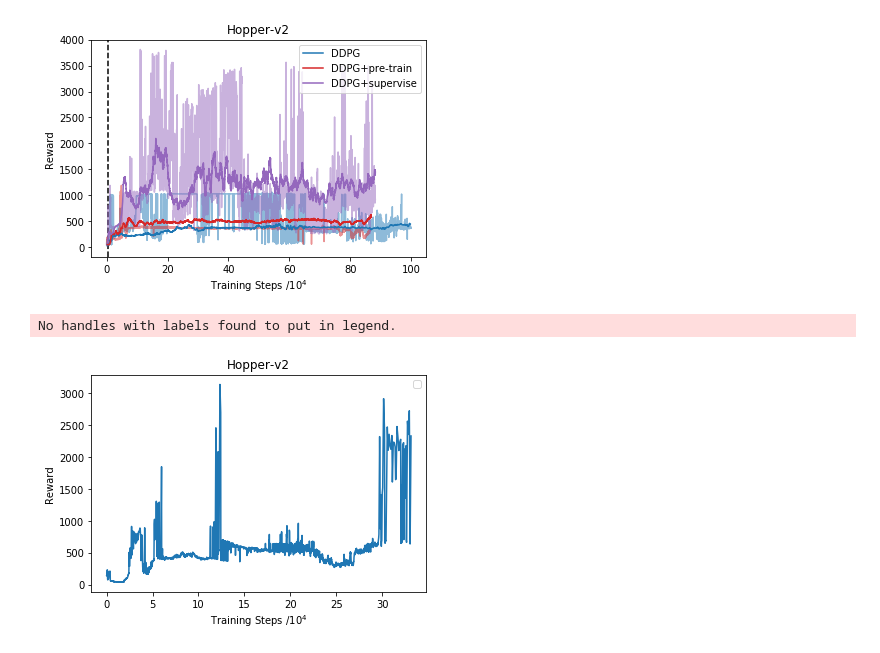
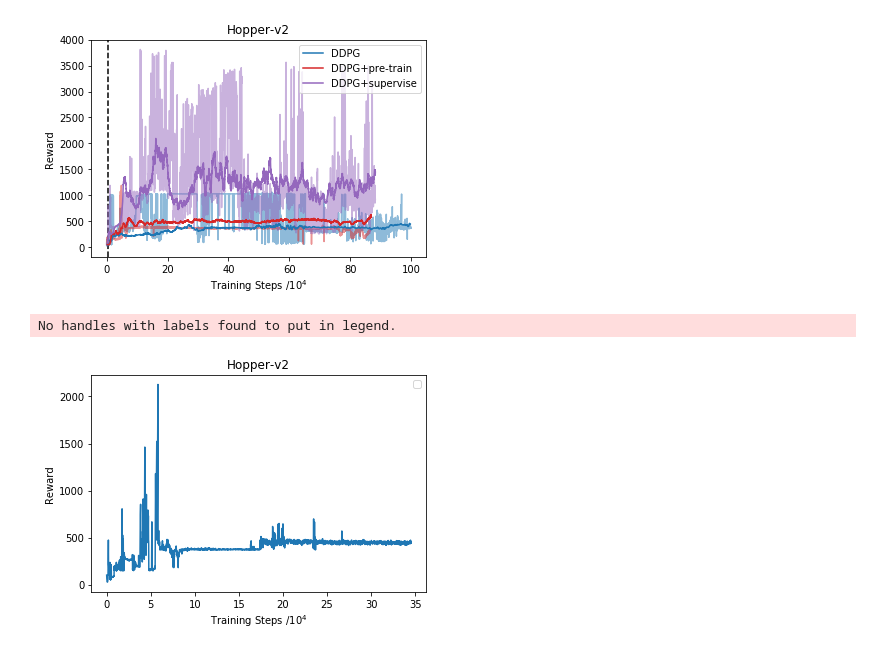
Before and after one commit to zxqzhang/baselines, a Jupyter notebook: baselines/ddpg/plotlogs.ipynb, the cells around one changed output. Saved outputs shown, nothing was run; the diff lists cells and outputs as text; code cells hidden in the pictures.

```diff
--- a/baselines/ddpg/plotlogs.ipynb
+++ b/baselines/ddpg/plotlogs.ipynb
@@ -837,32 +837,32 @@ def smooth(n,x,y):
     sm = np.zeros(10000)
     k=0
     f = lambda x,l,h: x <= h and x >= l
     sm_x = np.arange(1, np.max(x)-n+1, 100)
     for i in sm_x:
         idx = [f(var,i,i+n) for var in x]
         sm[k] = np.dot(idx,y)/np.sum(idx)
         k=k+1
     sm = sm[:k]
     sm_x = sm_x[:k] + np.floor(n/2)
     return sm, sm_x
 
 env_ids = 'Hopper-v2'
-baselinefiles = os.path.join('~/Projects/conda/baselines/baselines/ddpg/logs', env_ids, 'ppoexpert_1_500pre_halflr_002/gym_eval.monitor.csv')
+baselinefiles = os.path.join('~/Projects/conda/baselines/baselines/ddpg/logs', env_ids, 'ppoexpert_1_500pre_007/gym_eval.monitor.csv')
 baselinedata = pandas.read_csv(baselinefiles, index_col=None, comment='#')
 x_baseline = np.cumsum(baselinedata['l'].values)
 r_baseline = baselinedata['r']
 fig = plt.figure()
 sm_n = 5000
 #r_baseline_smooth, x_baseline_smooth = smooth(sm_n, x_baseline, r_baseline)
 ax = fig.add_subplot(111)
 ax.plot(x_baseline/1e4, r_baseline, 'C0', alpha=1, label='')
 #ax.plot(x_baseline_smooth/1e4, r_baseline_smooth, 'C0', label='DDPG')
 ax.set_title(env_ids)
 plt.xlabel('Training Steps /$10^4$')
 plt.ylabel('Reward')
 plt.legend()
 
 plt.show()
 # %% [output]
 No handles with labels found to put in legend.
-[figure, old version]
+[figure, new version]
```
Also changed, not shown: 4 other files.
